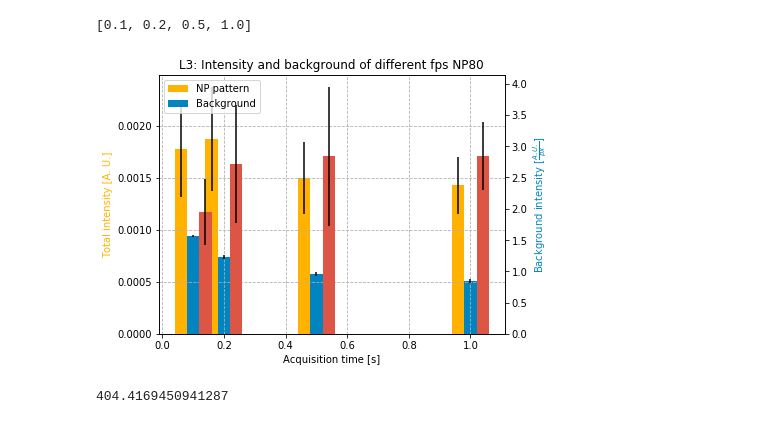
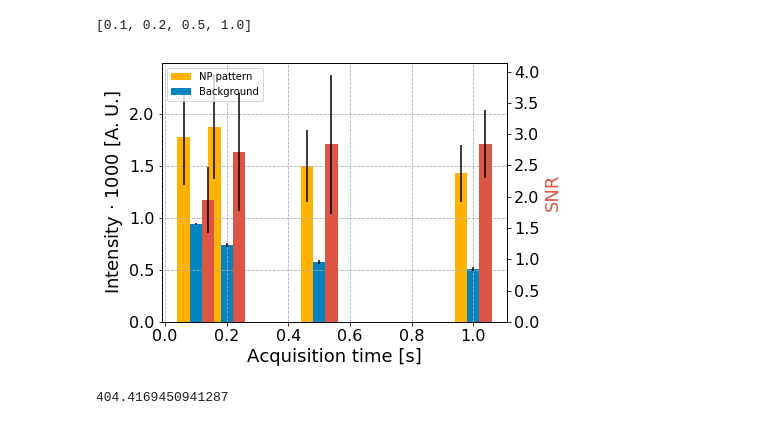
Before and after one commit to Yennda/spr_microscopy, a Jupyter notebook: jup_np_L3.ipynb, the cells around one changed output. Cells and saved outputs as stored; diff of their text form; code cells hidden in the pictures.

```diff
--- a/jup_np_L3.ipynb
+++ b/jup_np_L3.ipynb
@@ -20,11 +22,11 @@ print('\t'.join([str(i) for i in range(9)]))
 x       y       cx      cy      C       std     int     maxint  relBg
 0       1       2       3       4       5       6       7       8
 # %%
-main_folder='C:/Users/jabuk/Documents/jaderka/ufe/results/'
-folder=main_folder+'L3/'
+# main_folder='C:/Users/jabuk/Documents/jaderka/ufe/results/'
+# folder=main_folder+'L3/'
 
 # main_folder='C:/SPRUP_data_Jenda/2019_03_13_Jenda_microscopy/'
-# folder=main_folder+'19_08_29_L3/export_np/'
+folder=main_folder+'19_08_29_L3/export_np/'
 # folder=main_folder+'19_09_02_L3/export_np/'
 # %%
 #19_08_29_L3
@@ -34,21 +36,21 @@ folder=main_folder+'L3/'
 # nm=[10, 9, 8, 7, 6]
 # NP=60
 # nm=[11, 12, 13, 14, 15]
-NP=40
-nm=[26, 25, 22, 23, 24]
+# NP=40
+# nm=[26, 25, 22, 23, 24]
 
 # 19_09_02_L3
 # NP=100
 # nm=[13, 14, 15, 16, 17]
 # nm+=[6, 8, 7]
-# NP=80
-# nm=[22, 21, 20, 19, 18]
+NP=80
+nm=[22, 21, 20, 19, 18]
 # NP=60
 # nm=[23, 24, 25, 26, 27]
 # nm+=[28, 29, 30]
 
 
-files=[folder+'norm_{:02.0f}_1'.format(f) for f in nm]
+files=[folder+'raw_{:02.0f}_1'.format(f) for f in nm]
 # files+=[folder+'meas_diff_02_1',
 #         folder+'meas_diff_03_1',]
 print('position in dip')
@@ -567,40 +605,43 @@ fps
 # %%
 nps=[100, 80, 60]
 
 data1=[d[6] for d in data]
 data1_std=[d[6] for d in data_std]
-data2=[d[8] for d in data]
-data2_std=[d[8] for d in data_std]
+data2=[d[8]*1000 for d in data]
+data2_std=[d[8]*1000 for d in data_std]
 area=[d[0]*d[1]/2.93**2 for d in data]
 
 w=0.04
-data3=[data1[i]/area[i] for i in range(len(data1))]
-data3_std=[data1_std[i]/area[i] for i in range(len(data1_std))]
+data3=[data1[i]/area[i]*1000 for i in range(len(data1))]
+data3_std=[data1_std[i]/area[i]*1000 for i in range(len(data1_std))]
 
 fig = plt.figure()
 axes = fig.add_axes([0.1, 0.1, 0.8, 0.9])
 axes.grid(linestyle='--')
 
-title='Intensity and background of different fps NP80'
-axes.set_title(name+': '+title)
-axes.set_xlabel('Acquisition time [s]')
-axes.set_ylabel('Total intensity [A. U.]', color=yellow)
+# title='Intensity and background of different fps NP80'
+# axes.set_title(name+': '+title)
+axes.set_xlabel('Acquisition time [s]', fontsize=18)
+axes.set_ylabel('Intensity $\cdot$ 1000 [A. U.]', fontsize=18)
+for item in axes.get_xticklabels()+axes.get_yticklabels():
+    item.set_fontsize(16)
 # axes.set_ylim([0, 0.008])
 # axes.set_xscale('log')
 axesI = axes.twinx()
-axesI.set_ylabel('Background intensity [$\\frac{A. U.}{px}$]', color=blue)
+axesI.set_ylabel('SNR', color=red, fontsize=18)
 # axesI.set_ylim([0, 0.008])
-
+for item in axesI.get_xticklabels()+axesI.get_yticklabels():
+    item.set_fontsize(16)
 
 axes.bar([s-w for s in fps], data3, w, yerr=data3_std, color=yellow, label='NP pattern')
 axes.bar([s for s in fps], data2, w, yerr=data2_std, color=blue,label='Background')
 
 axes.legend(loc=2)
 
 axesI.bar([s+w for s in fps], data_stnr, w, yerr=data_stnr_std, color=red,label='y')
 fig.savefig(folder+'plots/'+title.replace(' ', '_').lower()+'_'+name+'.png' , dpi=300,  bbox_inches='tight')
 # %% [output]
-[figure, old version]
+[figure, new version]
 # %%
 import math as m
 # %%
```
Also changed, not shown: parts of 3 cells of this notebook, 2 other files.
